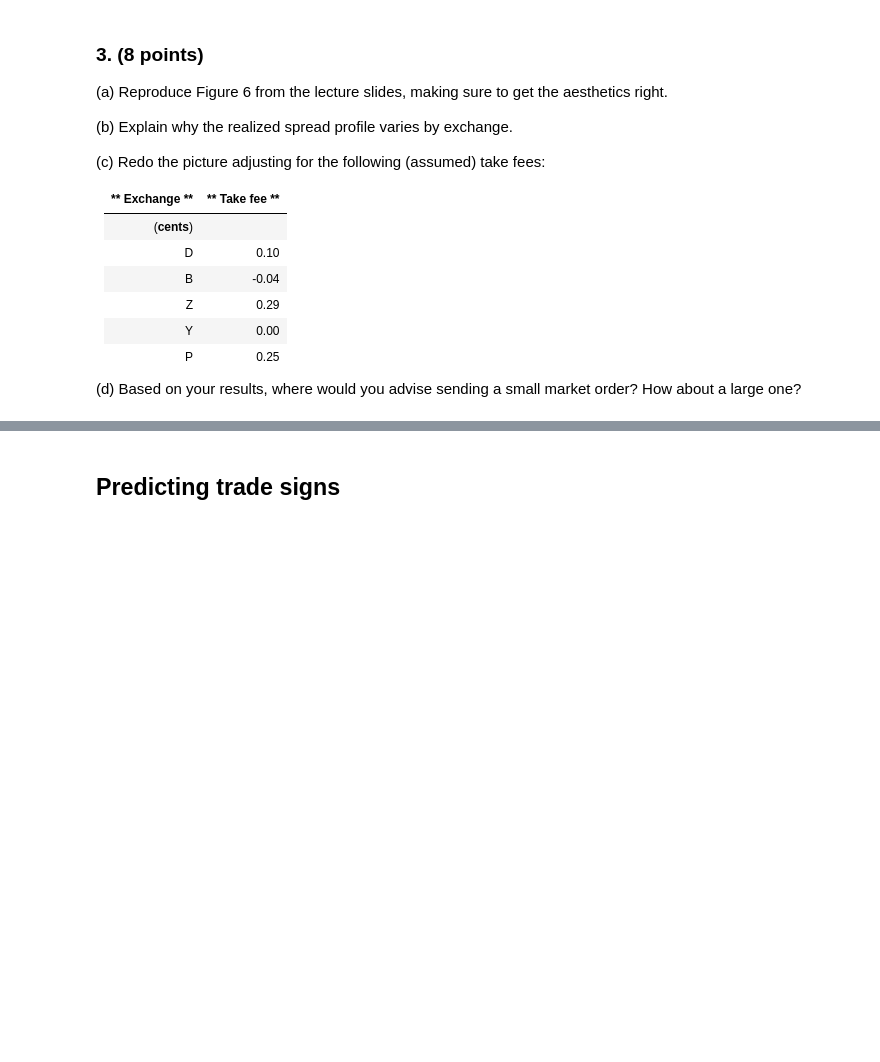
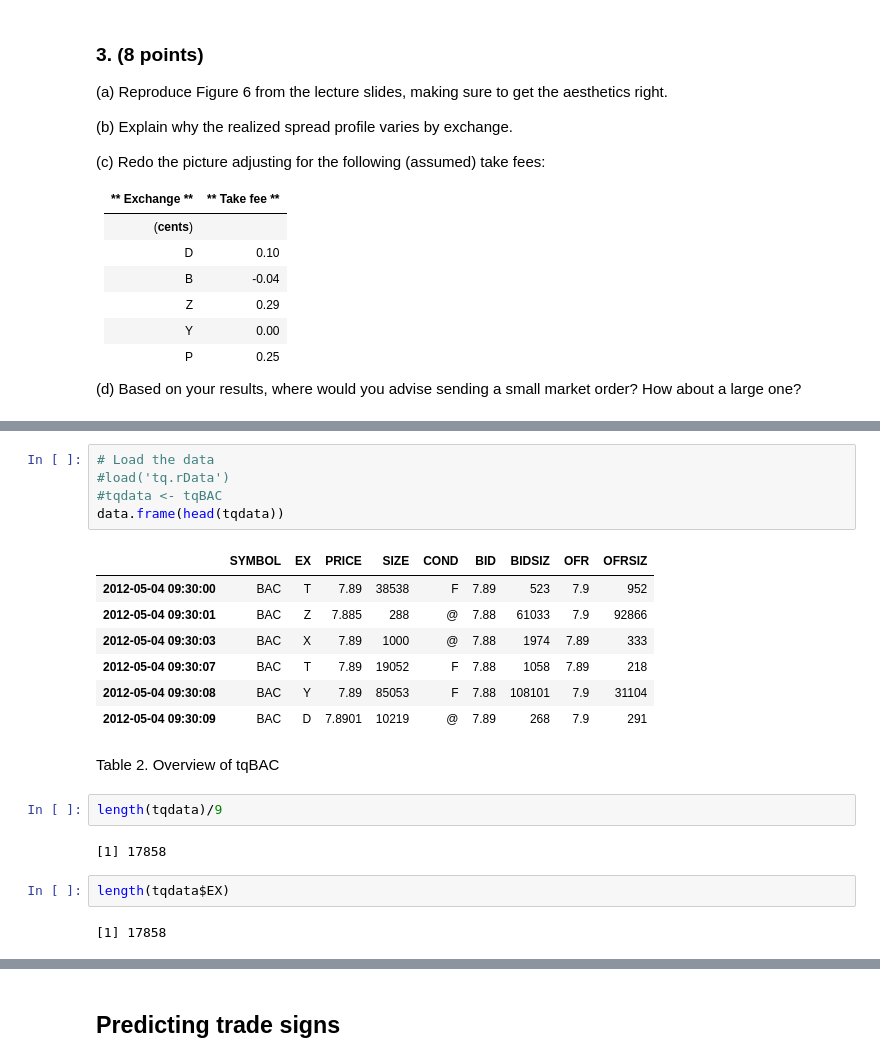
Before and after one commit to noisyoscillator/MTH9879_Market_Microstructure, a Jupyter notebook: HW4/9879HW04_Hongchao_Pan.ipynb, the cells around one changed output, grey strips where cells are left out. Drawn from its saved outputs; the diff is of its cells as text; blank space fills up the shorter version.

```diff
--- a/HW4/9879HW04_Hongchao_Pan.ipynb
+++ b/HW4/9879HW04_Hongchao_Pan.ipynb
@@ -226,0 +405,23 @@ P | 0.25
+# %%
+# Load the data
+#load('tq.rData')
+#tqdata <- tqBAC
+data.frame(head(tqdata))
+# %% [output]
+|  | SYMBOL | EX | PRICE | SIZE | COND | BID | BIDSIZ | OFR | OFRSIZ |
+| 2012-05-04 09:30:00 | BAC | T | 7.89 | 38538 | F | 7.89 | 523 | 7.9 | 952 |
+| 2012-05-04 09:30:01 | BAC | Z | 7.885 | 288 | @ | 7.88 | 61033 | 7.9 | 92866 |
+| 2012-05-04 09:30:03 | BAC | X | 7.89 | 1000 | @ | 7.88 | 1974 | 7.89 | 333 |
+| 2012-05-04 09:30:07 | BAC | T | 7.89 | 19052 | F | 7.88 | 1058 | 7.89 | 218 |
+| 2012-05-04 09:30:08 | BAC | Y | 7.89 | 85053 | F | 7.88 | 108101 | 7.9 | 31104 |
+| 2012-05-04 09:30:09 | BAC | D | 7.8901 | 10219 | @ | 7.89 | 268 | 7.9 | 291 |
+# %% [markdown]
+Table 2. Overview of tqBAC
+# %%
+length(tqdata)/9
+# %% [output]
+[1] 17858
+# %%
+length(tqdata$EX)
+# %% [output]
+[1] 17858
```
Also changed, not shown: parts of 46 cells of this notebook, 4 other files.
